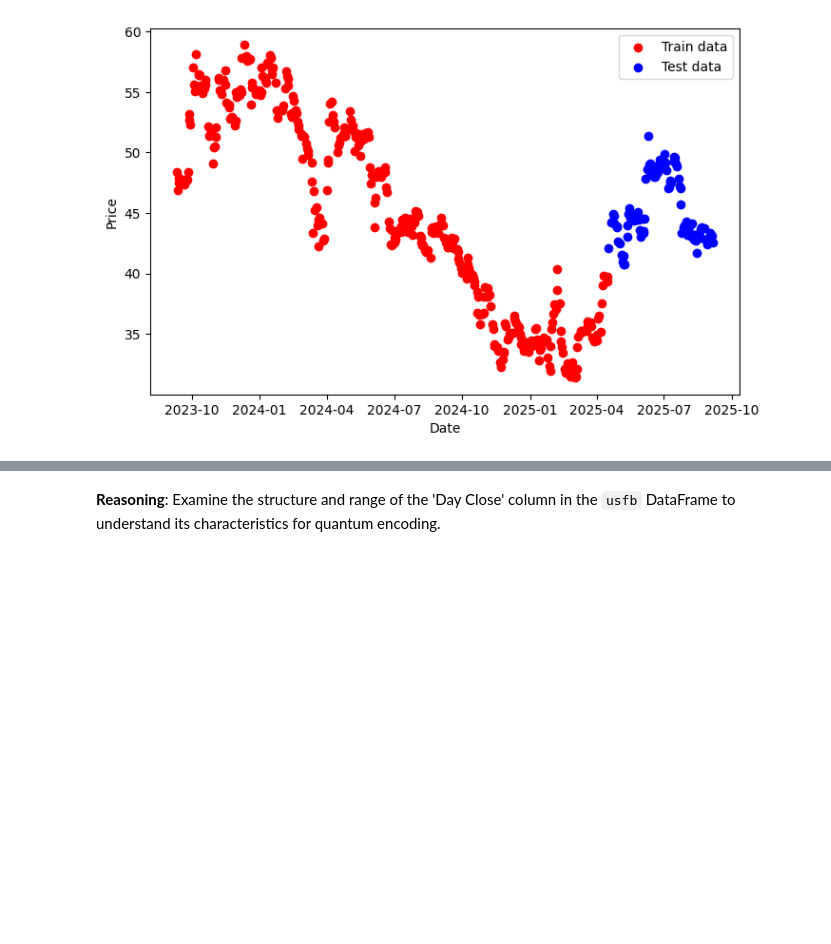
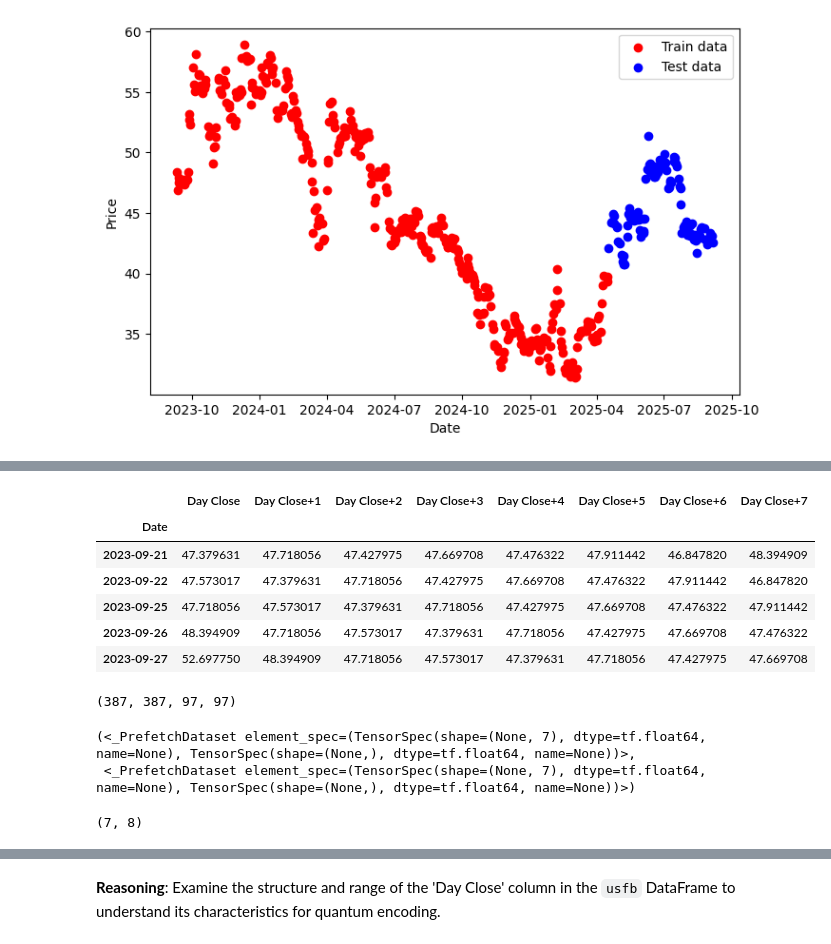
Before and after one commit to YuvanBharathi13/USFB-Time-Series-Analaysis, a Jupyter notebook: USFB_timeSeriesAnalysis.ipynb, the cells around one changed output, grey strips where cells are left out. Saved outputs shown, nothing was run; the diff lists cells and outputs as text; code cells hidden in the pictures; blank space fills up the shorter version.

```diff
--- a/USFB_timeSeriesAnalysis.ipynb
+++ b/USFB_timeSeriesAnalysis.ipynb
@@ -130,0 +160,3 @@ plt.legend();
+# %%
+window_size = 7
+horizon = 1
@@ -130,0 +194,57 @@ plt.legend();
+# %%
+usfb_nbeats = usfb.copy()
+for i in range(window_size):
+  usfb_nbeats [f"Day Close+{i+1}"] = usfb_nbeats ["Day Close"].shift(periods=i+1)
+usfb_nbeats.dropna().head()
+# %% [output]
+|  | Day Close | Day Close+1 | Day Close+2 | Day Close+3 | Day Close+4 | Day Close+5 | Day Close+6 | Day Close+7 |
+| Date |  |  |  |  |  |  |  |  |
+| 2023-09-21 | 47.379631 | 47.718056 | 47.427975 | 47.669708 | 47.476322 | 47.911442 | 46.847820 | 48.394909 |
+| 2023-09-22 | 47.573017 | 47.379631 | 47.718056 | 47.427975 | 47.669708 | 47.476322 | 47.911442 | 46.847820 |
+| 2023-09-25 | 47.718056 | 47.573017 | 47.379631 | 47.718056 | 47.427975 | 47.669708 | 47.476322 | 47.911442 |
+| 2023-09-26 | 48.394909 | 47.718056 | 47.573017 | 47.379631 | 47.718056 | 47.427975 | 47.669708 | 47.476322 |
+| 2023-09-27 | 52.697750 | 48.394909 | 47.718056 | 47.573017 | 47.379631 | 47.718056 | 47.427975 | 47.669708 |
+# %%
+X = usfb_nbeats.dropna().drop("Day Close", axis=1)
+y = usfb_nbeats.dropna()["Day Close"]
+
+# Make train and test sets
+split_size = int(len(X) * 0.8)
+X_train, y_train = X[:split_size], y[:split_size]
+X_test, y_test = X[split_size:], y[split_size:]
+len(X_train), len(y_train), len(X_test), len(y_test)
+# %% [output]
+(387, 387, 97, 97)
+# %%
+# 1. Turn train and test arrays into tensor Datasets
+train_features_dataset = tf.data.Dataset.from_tensor_slices(X_train)
+train_labels_dataset = tf.data.Dataset.from_tensor_slices(y_train)
+
+test_features_dataset = tf.data.Dataset.from_tensor_slices(X_test)
+test_labels_dataset = tf.data.Dataset.from_tensor_slices(y_test)
+
+# 2. Combine features & labels
+train_dataset = tf.data.Dataset.zip((train_features_dataset, train_labels_dataset))
+test_dataset = tf.data.Dataset.zip((test_features_dataset, test_labels_dataset))
+
+# 3. Batch and prefetch for optimal performance
+BATCH_SIZE = 1024 # taken from Appendix D in N-BEATS paper
+train_dataset = train_dataset.batch(BATCH_SIZE).prefetch(tf.data.AUTOTUNE)
+test_dataset = test_dataset.batch(BATCH_SIZE).prefetch(tf.data.AUTOTUNE)
+
+train_dataset, test_dataset
+# %% [output]
+(<_PrefetchDataset element_spec=(TensorSpec(shape=(None, 7), dtype=tf.float64, name=None), TensorSpec(shape=(None,), dtype=tf.float64, name=None))>,
+ <_PrefetchDataset element_spec=(TensorSpec(shape=(None, 7), dtype=tf.float64, name=None), TensorSpec(shape=(None,), dtype=tf.float64, name=None))>)
+# %%
+N_EPOCHS = 5000 # called "Iterations" in Table 18
+N_NEURONS = 512 # called "Width" in Table 18
+N_LAYERS = 4
+N_STACKS = 30
+
+INPUT_SIZE = window_size * horizon # called "Lookback" in Table 18
+THETA_SIZE = INPUT_SIZE + horizon
+
+INPUT_SIZE, THETA_SIZE
+# %% [output]
+(7, 8)
```
Also changed, not shown: parts of 115 cells of this notebook.
